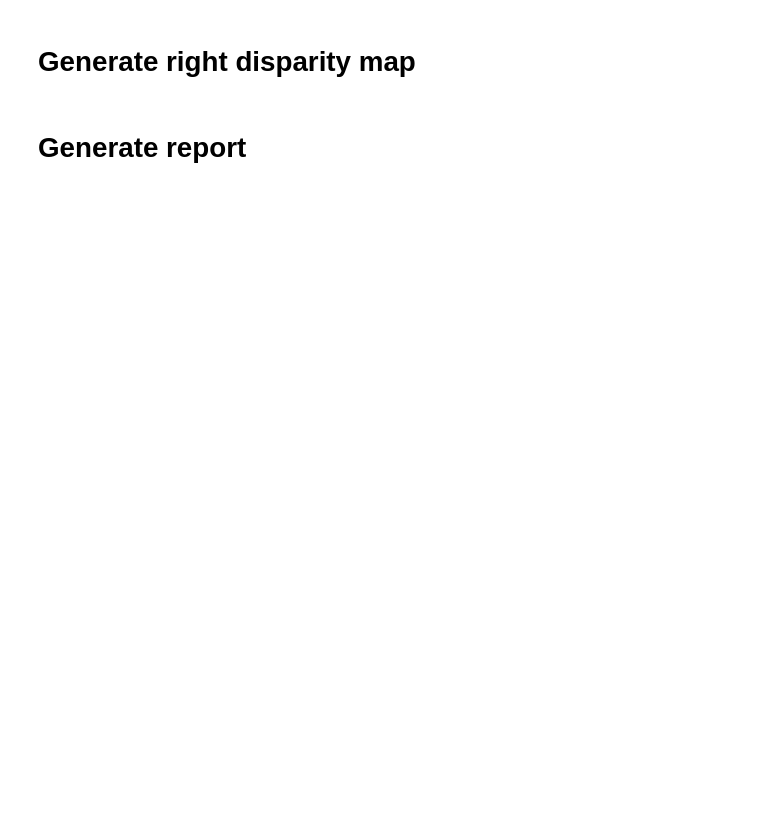
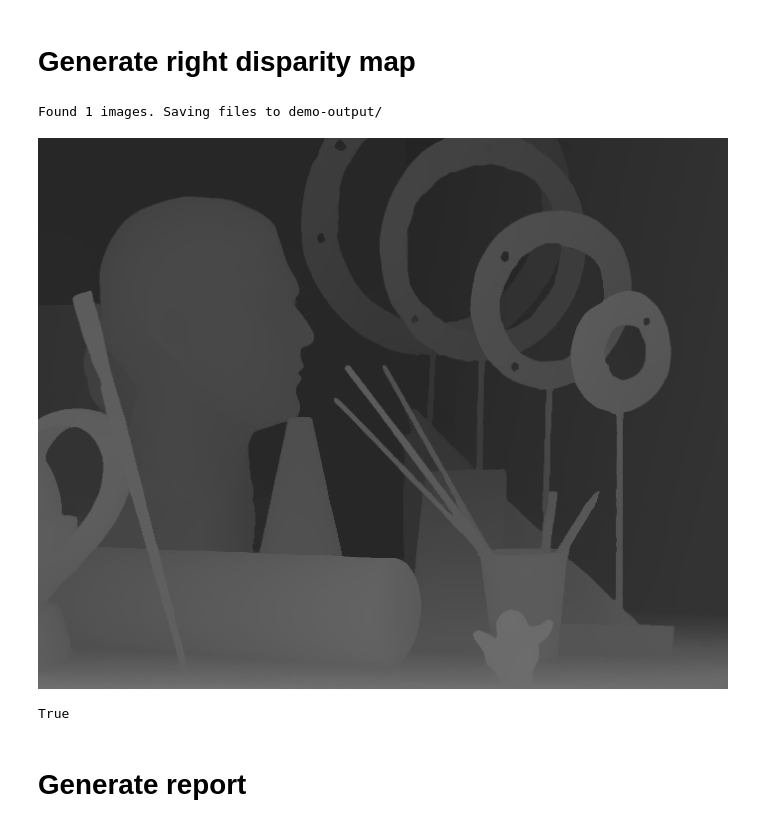
Before and after one commit to AndreeaPocol/disparityMapTester, a Jupyter notebook: disparityMapGeneration/IGEV/igev.ipynb, the cells around one changed output. Saved outputs shown, nothing was run; the diff lists cells and outputs as text; code cells hidden in the pictures; blank space fills up the shorter version.

```diff
--- a/disparityMapGeneration/IGEV/igev.ipynb
+++ b/disparityMapGeneration/IGEV/igev.ipynb
@@ -40,33 +70,37 @@ to avoid color-mapping the disparity map.
 # %%
 import cv2
 from google.colab.patches import cv2_imshow
 
 '''
 Rotate left and right input images
 '''
-left_img = cv2.imread("/content/IGEV/roses_L.png")
+left_img = cv2.imread("/content/IGEV/im0.png")
 rotated_left_img = left_img[:, ::-1]
 # cv2_imshow(rotated_left_img)
-cv2.imwrite("/content/IGEV/roses_L_rotated.png", rotated_left_img)
+cv2.imwrite("/content/IGEV/im0_rotated.png", rotated_left_img)
 
-right_img = cv2.imread("/content/IGEV/roses_R.png")
+right_img = cv2.imread("/content/IGEV/im1.png")
 rotated_right_img = right_img[:, ::-1]
 # cv2_imshow(rotated_right_img)
-cv2.imwrite("/content/IGEV/roses_R_rotated.png", rotated_right_img)
+cv2.imwrite("/content/IGEV/im1_rotated.png", rotated_right_img)
 
 
 '''
 Generate rotated version of right disparity map
 '''
-!python IGEV/IGEV-Stereo/demo_imgs.py --restore_ckpt ./sceneflow.pth -l /content/IGEV/roses_R_rotated.png -r /content/IGEV/roses_L_rotated.png
+!python IGEV/IGEV-Stereo/demo_imgs.py --restore_ckpt ./middlebury.pth -l /content/IGEV/im1_rotated.png -r /content/IGEV/im0_rotated.png --max_disp 384
 '''
 Correct orientation of right disparity map
 '''
 right_disp_rotated = cv2.imread("/content/demo-output/IGEV.png")
 # cv2_imshow(right_disp_rotated)
 right_disp = right_disp_rotated[:, ::-1]
 cv2_imshow(right_disp)
-cv2.imwrite("/content/demo-output/roses_right_disparity.png", right_disp)
+cv2.imwrite("/content/demo-output/right_disparity.png", right_disp)
+# %% [output]
+Found 1 images. Saving files to demo-output/
+[figure, added]
+True
 # %% [markdown]
 # Generate report
 # %%
```
Also changed, not shown: parts of 9 cells of this notebook, 1 other file.
